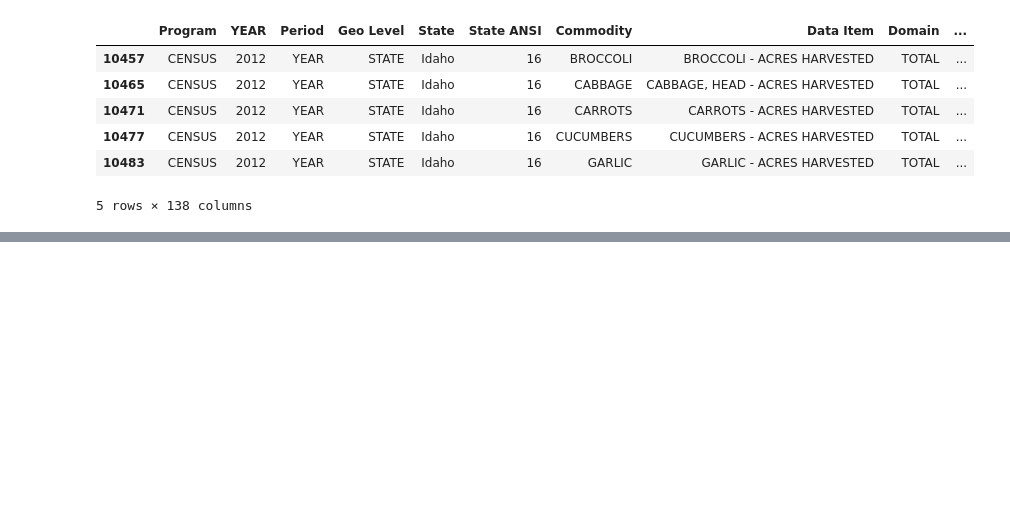
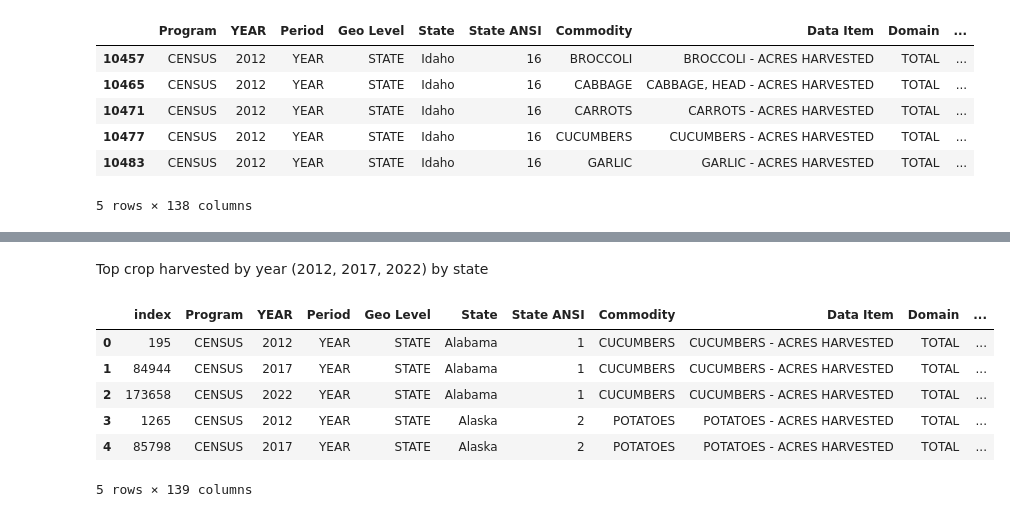
Before and after one commit to KinishaF/edible_vs_ornamental, a Jupyter notebook: Scripts/comparison_edible_ornamental.ipynb, the cells around one changed output, grey strips where cells are left out. Drawn from its saved outputs; the diff is of its cells as text; code cells hidden in the pictures; blank space fills up the shorter version.

Commit message:
edibleandornamental

```diff
--- a/Scripts/comparison_edible_ornamental.ipynb
+++ b/Scripts/comparison_edible_ornamental.ipynb
@@ -850,0 +914,14 @@ top_state_crops.groupby(['State', 'Commodity'])['Value Per Capita'].sum().reset_
+# %% [markdown]
+Top crop harvested by year (2012, 2017, 2022) by state
+# %%
+top_crop_by_state_per_year = ag_census_edible.loc[ag_census_edible.groupby(['State', 'YEAR'])['Value'].idxmax()].reset_index()
+# %%
+top_crop_by_state_per_year.head()
+# %% [output]
+|  | index | Program | YEAR | Period | Geo Level | State | State ANSI | Commodity | Data Item | Domain | ... |
+| 0 | 195 | CENSUS | 2012 | YEAR | STATE | Alabama | 1 | CUCUMBERS | CUCUMBERS - ACRES HARVESTED | TOTAL | ... |
+| 1 | 84944 | CENSUS | 2017 | YEAR | STATE | Alabama | 1 | CUCUMBERS | CUCUMBERS - ACRES HARVESTED | TOTAL | ... |
+| 2 | 173658 | CENSUS | 2022 | YEAR | STATE | Alabama | 1 | CUCUMBERS | CUCUMBERS - ACRES HARVESTED | TOTAL | ... |
+| 3 | 1265 | CENSUS | 2012 | YEAR | STATE | Alaska | 2 | POTATOES | POTATOES - ACRES HARVESTED | TOTAL | ... |
+| 4 | 85798 | CENSUS | 2017 | YEAR | STATE | Alaska | 2 | POTATOES | POTATOES - ACRES HARVESTED | TOTAL | ... |
+5 rows × 139 columns
```
Also changed, not shown: parts of 19 cells of this notebook.
